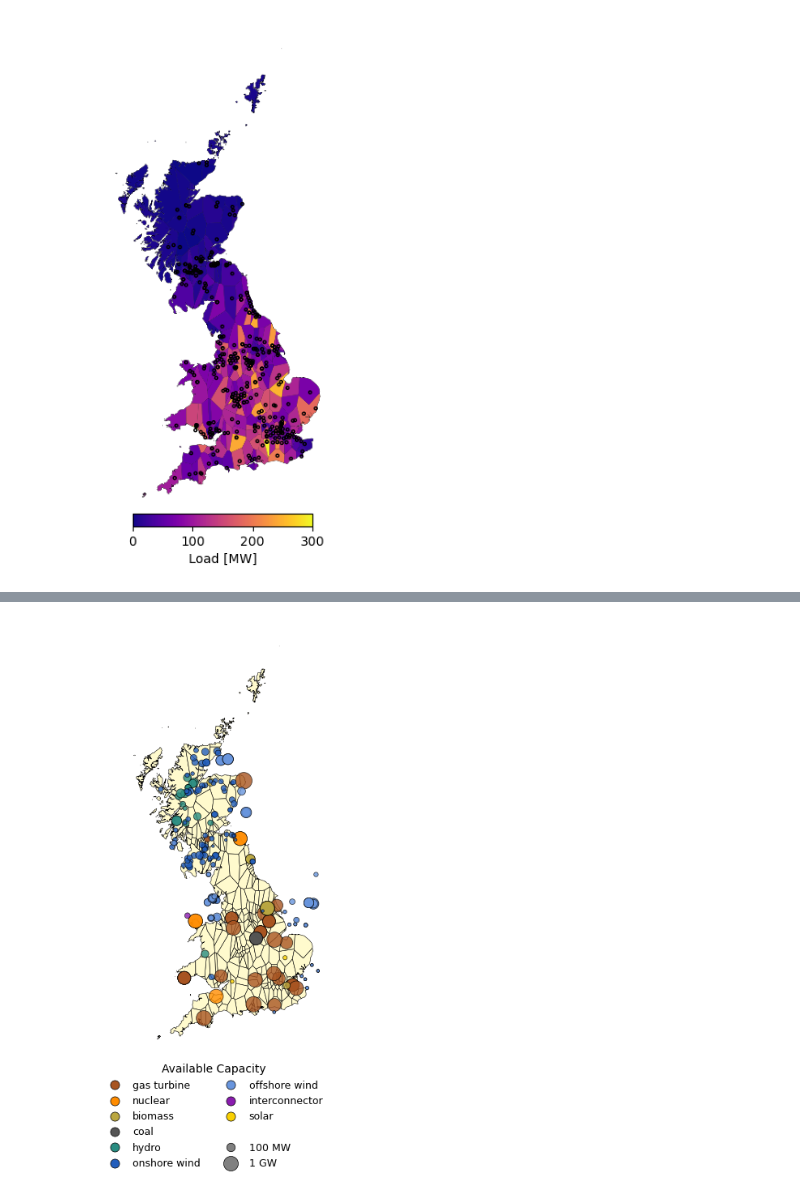
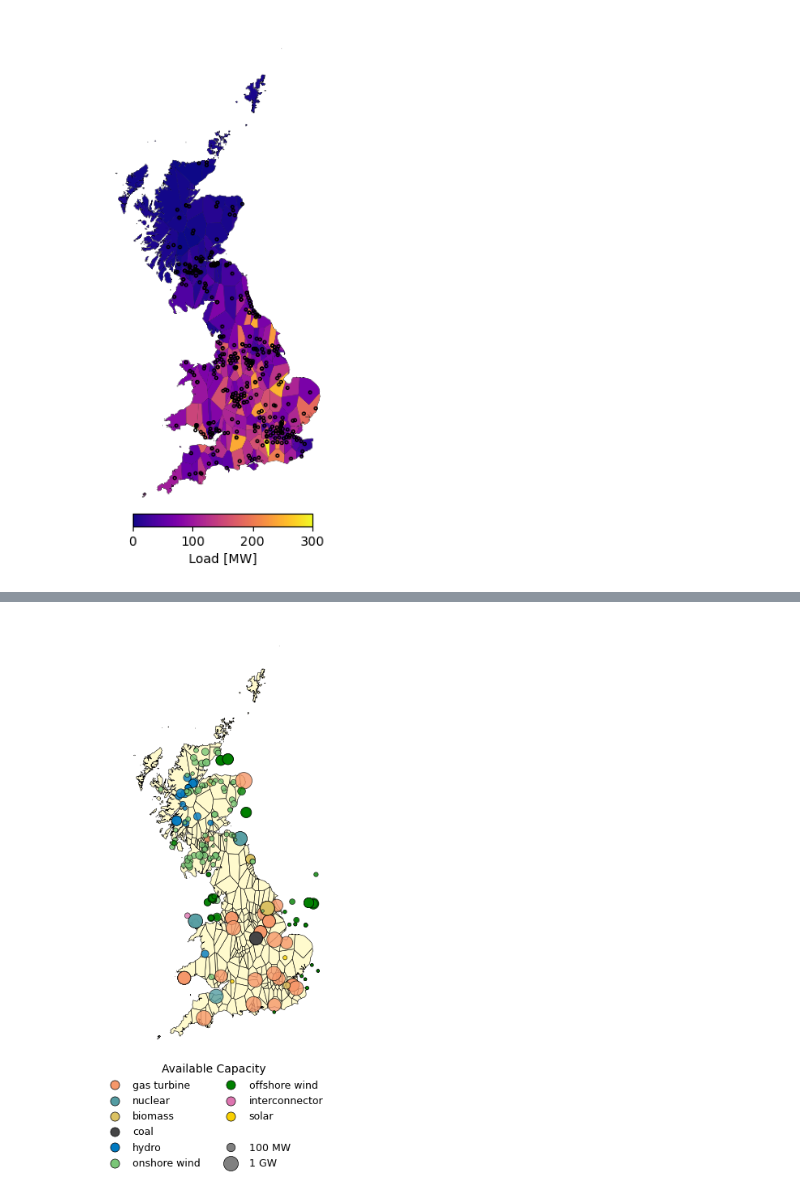
Before and after one commit to LukasFrankenQ/LMP, a Jupyter notebook: notebooks/plot_network.ipynb, the cells around one changed output, grey strips where cells are left out. Cells and saved outputs as stored; diff of their text form; code cells hidden in the pictures.

```diff
--- a/notebooks/plot_network.ipynb
+++ b/notebooks/plot_network.ipynb
@@ -279,14 +274,14 @@ nice_carriers = {
 }
 
 carrier_colors = {
-    "onshore wind": "#235ebc",
-    "offshore wind": "#6895dd",
-    "hydro": "#298c81",
-    "coal": "#545454",
-    "biomass": "#baa741",
-    "gas turbine": "#a85522",
-    "nuclear": '#ff8c00',
-    "interconnector": "#8a1caf",
+    "onshore wind": "#7ac677",
+    "offshore wind": "green",
+    "hydro": "#0079c1",
+    "coal": "#454546",
+    "biomass": "#dbc263",
+    "gas turbine": "#f6986b",
+    "nuclear": '#549ca2',
+    "interconnector": "#dd75b0",
     "cascade": "#46caf0",
     "solar": "#f9d002",
     "battery": '#ace37f',
@@ -351,21 +343,6 @@ for carrier, n_carriers in nice_carriers.items():
             )
         )
     labels.append(carrier)
-
-"""
-ax.scatter(
-    loc.loc['ISG-NDPL1'].lon,
-    loc.loc['ISG-NDPL1'].lat,
-    s=onegw_size,
-    color='red'
-)
-ax.scatter(
-    loc.loc['GLNDO-1'].lon,
-    loc.loc['GLNDO-1'].lat,
-    s=np.sqrt(loc.loc['GLNDO-1', "PN"] / 1000) * onegw_size,
-    color='magenta'
-)
-"""
 
 handles.append(Line2D([0], [0], color=background_color))
 labels.append("")
@@ -390,31 +367,31 @@ handles.append(Line2D(
     ))
 labels.append("1 GW")
 
 ax.legend(
     handles,
     labels,
     title="Available Capacity",
     bbox_to_anchor=(0.98, 0.0),
     ncol=2,
     fontsize=9,
     borderpad=0,
     labelspacing=0.5,
     frameon=False,
 )
 
 
 ax.set_xticks([])
 ax.set_yticks([])
 
 ax.spines['top'].set_visible(False)
 ax.spines['bottom'].set_visible(False)
 ax.spines['left'].set_visible(False)
 ax.spines['right'].set_visible(False)
 
 plt.tight_layout()
 # plt.savefig("capacity.png", dpi=300)
 plt.savefig("capacity.png", dpi=300)
 plt.savefig("capacity.svg")
 plt.show()
 # %% [output]
-[figure, old version]
+[figure, new version]
```
Also changed, not shown: parts of 18 cells of this notebook, 2 other files.
